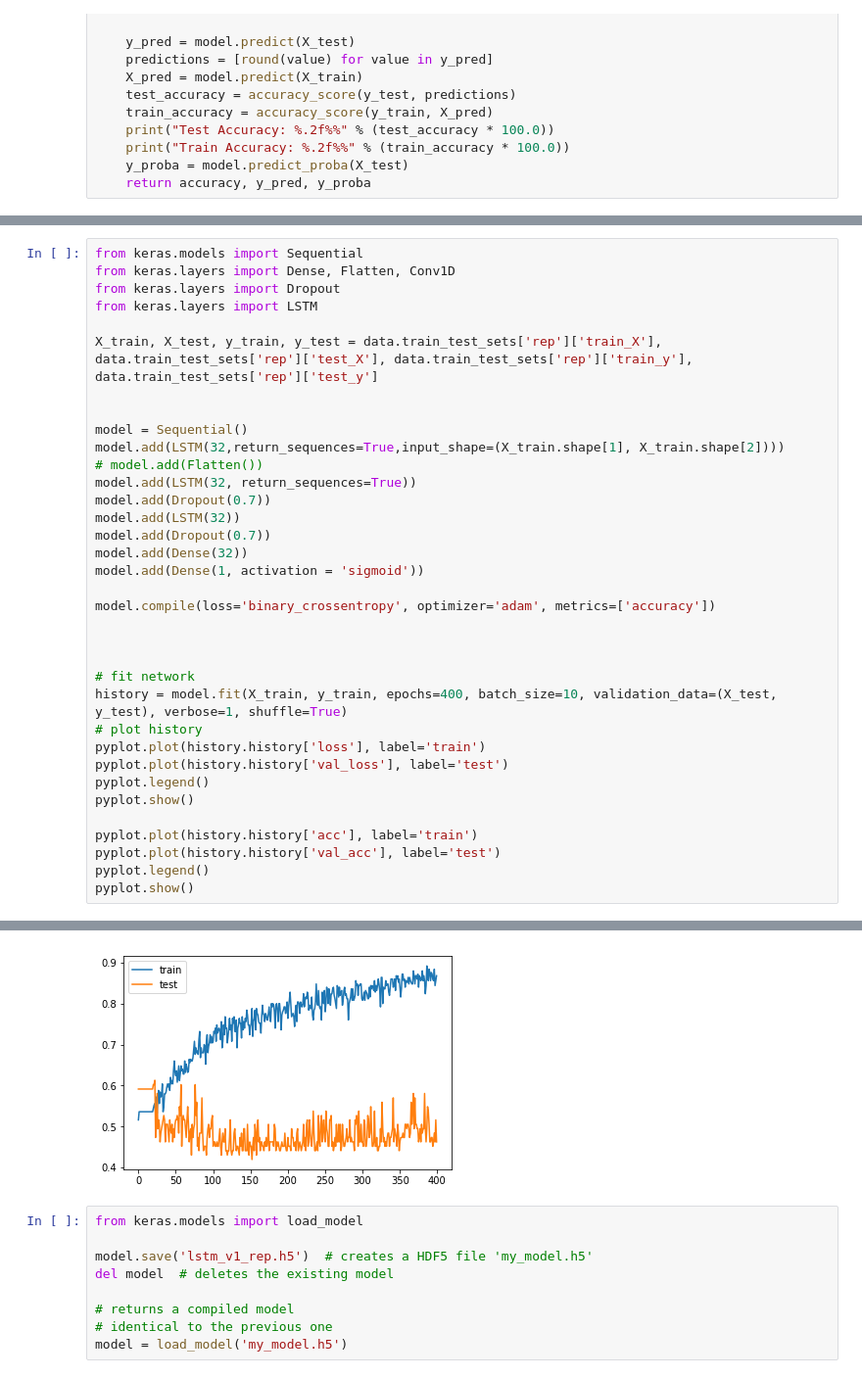
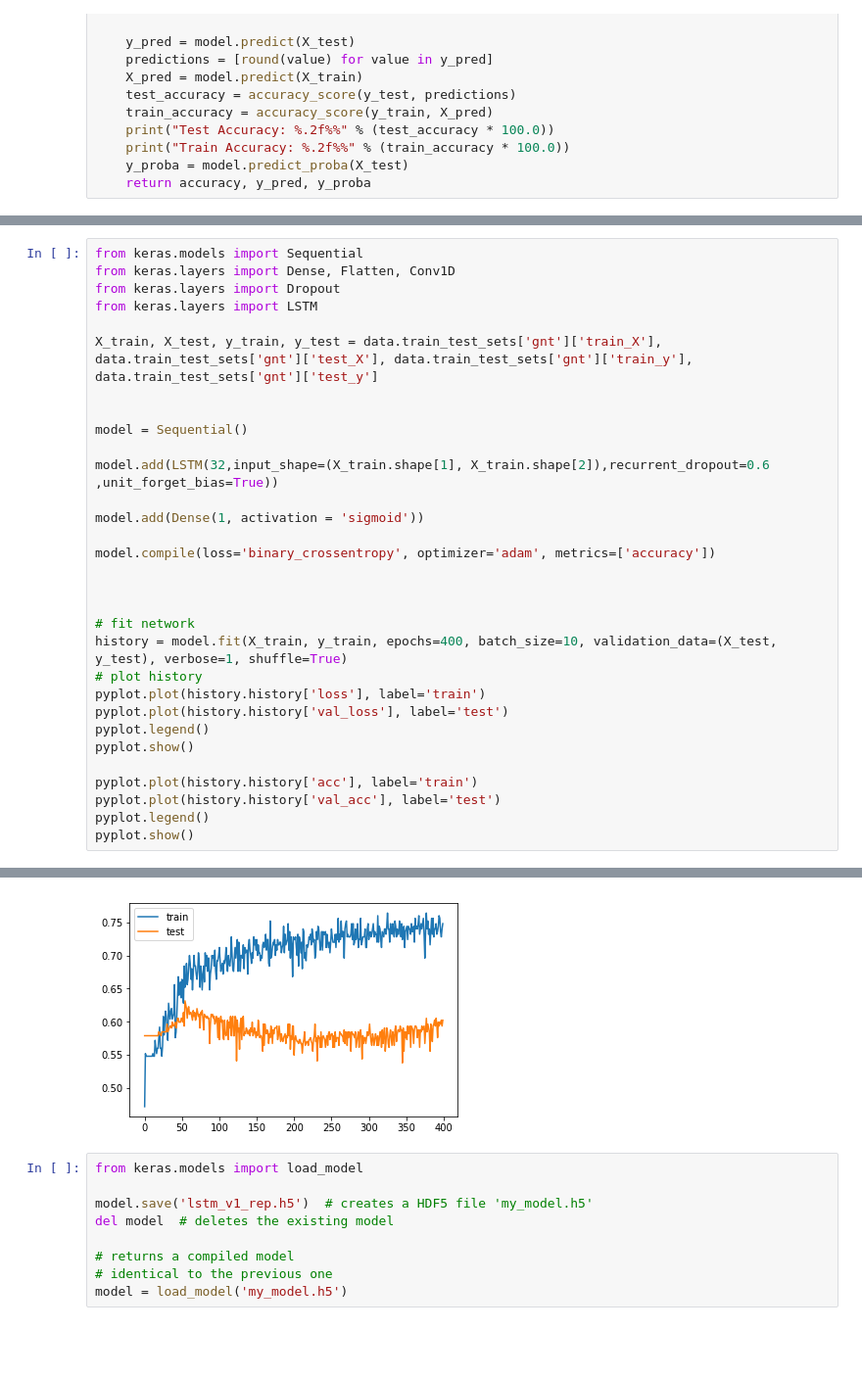
Before and after one commit to ed-creator/cryptoml, a Jupyter notebook: initial_model_comparison.ipynb, the cells around one changed output, grey strips where cells are left out. Shown: that part at 98% size. Cells and saved outputs as stored; diff of their text form; blank space fills up the shorter version.

```diff
--- a/initial_model_comparison.ipynb
+++ b/initial_model_comparison.ipynb
@@ -204,17 +212,13 @@ from keras.layers import Dense, Flatten, Conv1D
 from keras.layers import Dropout
 from keras.layers import LSTM
 
-X_train, X_test, y_train, y_test = data.train_test_sets['rep']['train_X'], data.train_test_sets['rep']['test_X'], data.train_test_sets['rep']['train_y'], data.train_test_sets['rep']['test_y']
+X_train, X_test, y_train, y_test = data.train_test_sets['gnt']['train_X'], data.train_test_sets['gnt']['test_X'], data.train_test_sets['gnt']['train_y'], data.train_test_sets['gnt']['test_y']
 
 
 model = Sequential()
-model.add(LSTM(32,return_sequences=True,input_shape=(X_train.shape[1], X_train.shape[2])))
-# model.add(Flatten())
-model.add(LSTM(32, return_sequences=True))
-model.add(Dropout(0.7))
-model.add(LSTM(32))
-model.add(Dropout(0.7))
-model.add(Dense(32))
+
+model.add(LSTM(32,input_shape=(X_train.shape[1], X_train.shape[2]),recurrent_dropout=0.6 ,unit_forget_bias=True))
+
 model.add(Dense(1, activation = 'sigmoid'))
 
 model.compile(loss='binary_crossentropy', optimizer='adam', metrics=['accuracy'])
@@ -255,4 +259,4 @@ Epoch 400/400
-[figure, old version]
+[figure, new version]
 # %%
 from keras.models import load_model
 
```
Also changed, not shown: parts of 15 cells of this notebook, 9 other files.
